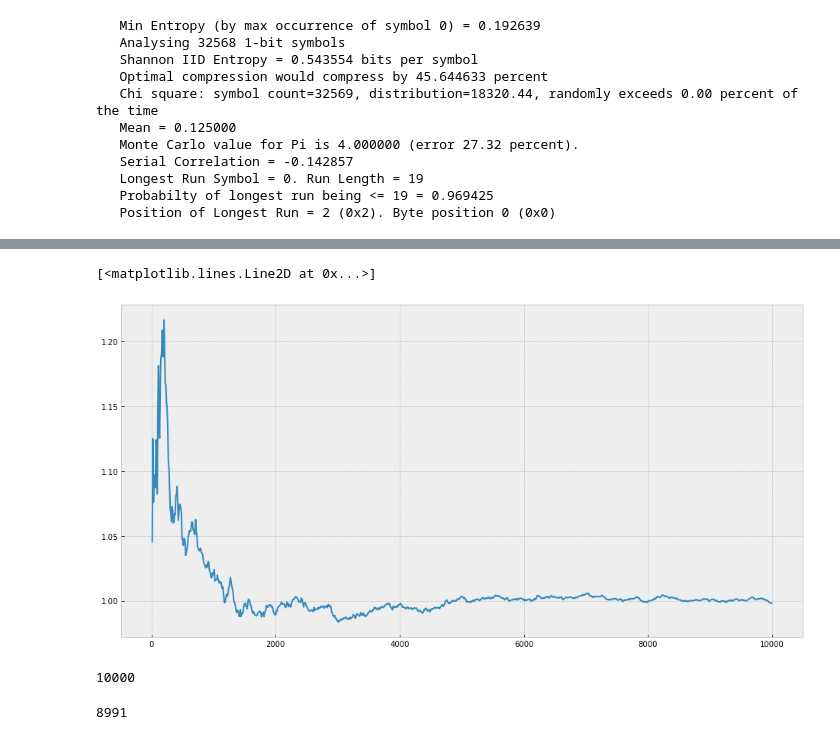
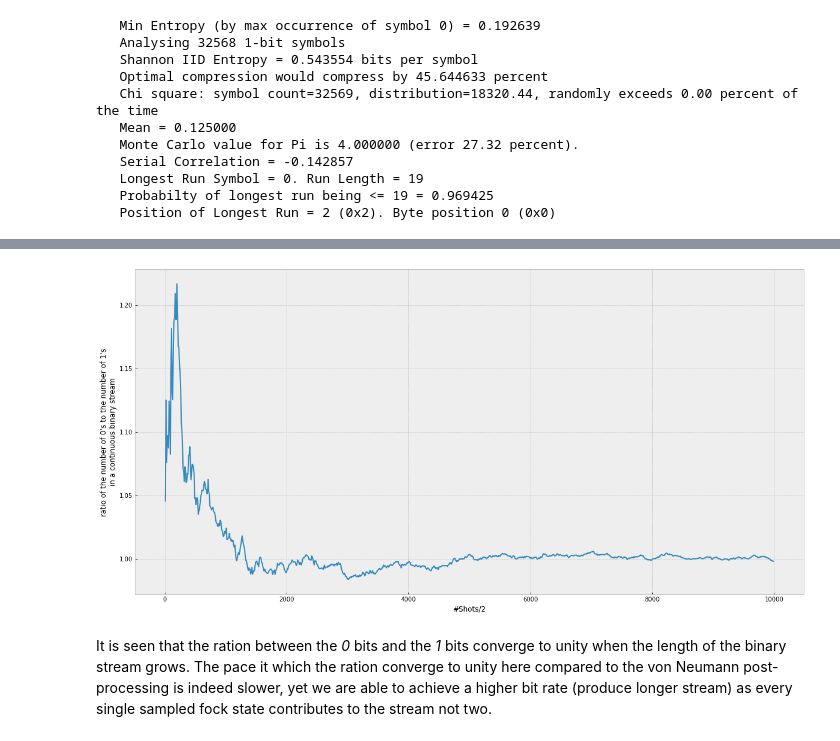
Before and after one commit to ymardoukhi/Random-number-generation-using-boson-sampling---ORCA-Computing, a Jupyter notebook: analysis.ipynb, the cells around one changed output, grey strips where cells are left out. Drawn from its saved outputs; the diff is of its cells as text; code cells hidden in the pictures.

```diff
--- a/analysis.ipynb
+++ b/analysis.ipynb
@@ -5,10 +5,11 @@ from collections import Counter
 import matplotlib.pyplot as plt
 from matplotlib import rcParams
 from src.PostAnalysis import BinSamples
+from src.PostProcessing import HuffmanEncoding
 
 # fixing global variables
 plt.style.use("bmh")
-rcParams["figure.figsize"] = (16, 8)
+rcParams["figure.figsize"] = (20, 10)
 n, m, n_param, v, N = 4, 4, 5, 0, 10000
 data_path = "data/n{}_m{}_nparam{}_v{}".format(n, m, n_param, v)
 # %% [markdown]
@@ -106,0 +100,6 @@ cat data/n4_m4_nparam5_v0/vonneumann_strs_N10000.json | grep -Po '^(.*?,){4000}'
+# %%
+with open("data/n4_m4_nparam5_v0/exact_result.json", "r") as f:
+    fock_probs = json.load(f)
+huff_enc = HuffmanEncoding(fock_probs)
+huff_enc.huffman_encoding()
+{key: val[0] for key, val in huff_enc.encoding.items()}
@@ -106,0 +126,9 @@ cat data/n4_m4_nparam5_v0/vonneumann_strs_N10000.json | grep -Po '^(.*?,){4000}'
+# %%
+with open("{}/huffman_strs_N{}.json".format(data_path, N)) as f:
+    huffman_strs = json.load(f)
+occurrences = Counter(huffman_strs)
+occurrences = [(key, val) for key, val in occurrences.items()]
+occurrences.sort(key=lambda x: x[1], reverse=True)
+occurrences = {el[0]: el[1] for el in occurrences}
+plt.bar(list(occurrences.keys()), list(occurrences.values()))
+plt.xticks(rotation=90);
@@ -106,0 +137,4 @@ cat data/n4_m4_nparam5_v0/vonneumann_strs_N10000.json | grep -Po '^(.*?,){4000}'
+# %%
+huffman_samp = BinSamples(huffman_strs)
+trunc_indices = range(10, len(huffman_strs), 10)
+huffman_ratio = huffman_samp.truncated_ensemble(trunc_indices=trunc_indices)
@@ -107,14 +146,9 @@ cat data/n4_m4_nparam5_v0/vonneumann_strs_N10000.json | grep -Po '^(.*?,){4000}'
 # %%
 zero_one_diff = [abs(huffman_ratio[key]["ratio"]["0"]/huffman_ratio[key]["ratio"]["1"]) for key in huffman_ratio.keys()]
 plt.plot(list(huffman_ratio.keys()), zero_one_diff)
+plt.ylabel("ratio of the number of 0's to the number of 1's\nin a continuous binary stream")
+plt.xlabel("#Shots/2");
 # %% [output]
-[<matplotlib.lines.Line2D at 0x...>]
-[figure, old version]
+[figure, new version]
-# %%
-len(huffman_strs)
-# %% [output]
-10000
-# %%
-len(von_neumann_strs)
-# %% [output]
-8991
+# %% [markdown]
+It is seen that the ration between the _0_ bits and the _1_ bits converge to unity when the length of the binary stream grows. The pace it which the ration converge to unity here compared to the von Neumann post-processing is indeed slower, yet we are able to achieve a higher bit rate (produce longer stream) as every single sampled fock state contributes to the stream not two.
```
Also changed, not shown: parts of 11 cells of this notebook.
